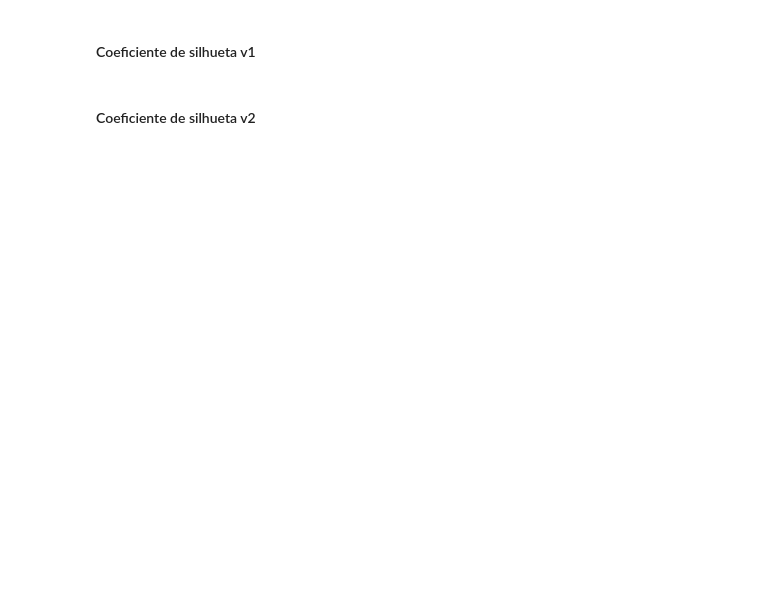
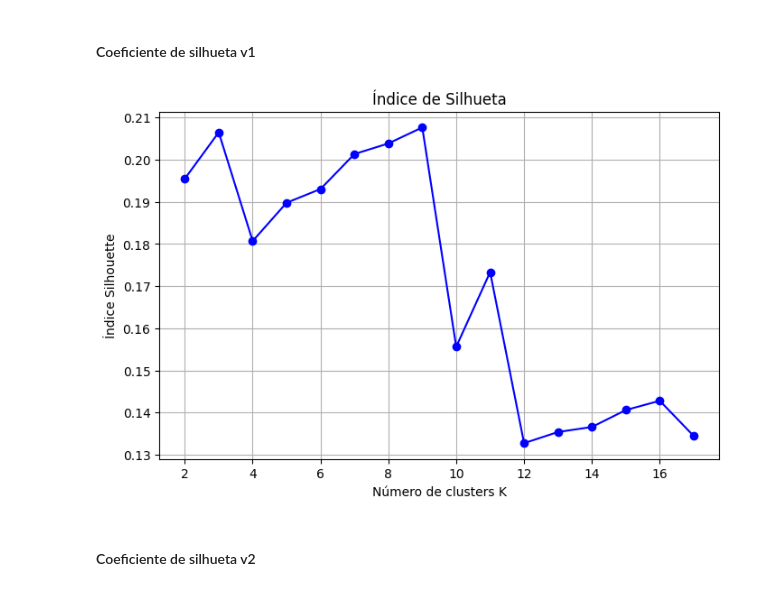
Before and after one commit to vortex2jm/degue-regional-clustering, a Jupyter notebook: regional_clustering.ipynb, the cells around one changed output. Saved outputs shown, nothing was run; the diff lists cells and outputs as text; code cells hidden in the pictures; blank space fills up the shorter version.

```diff
--- a/regional_clustering.ipynb
+++ b/regional_clustering.ipynb
@@ -245,20 +299,23 @@ plt.show()
 # %%
 silhouette_scores = []
 K_range = range(2, 18)
 
 for k in K_range:
     kmeans = KMeans(n_clusters=k, random_state=1)
     labels = kmeans.fit_predict(features_norm)
     score = silhouette_score(features_norm, labels)
     silhouette_scores.append(score)
 
 plt.figure(figsize=(8,5))
-plt.plot(K_range, silhouette_scores, 'bo-')
+plt.plot(K_range, silhouette_scores, color="blue", marker="o")
 plt.xlabel('Número de clusters K')
 plt.ylabel('Índice Silhouette')
 plt.title('Índice de Silhueta')
+plt.grid(True)
 plt.savefig(f"{CHARTS_PATH}kmeans_silhouette_score.svg", format='svg', bbox_inches='tight')
 plt.show()
+# %% [output]
+[figure, added]
 # %% [markdown]
 #### Coeficiente de silhueta v2
 # %%
```
Also changed, not shown: parts of 25 cells of this notebook.
